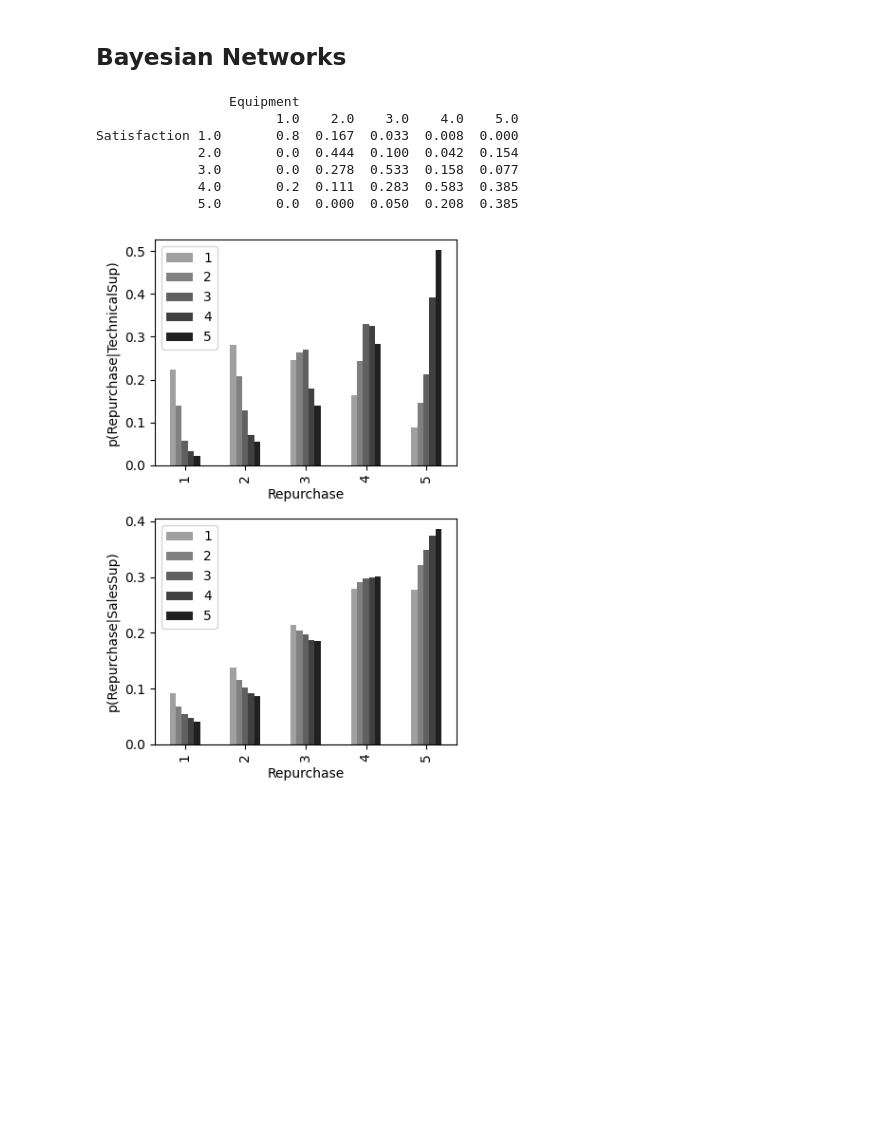
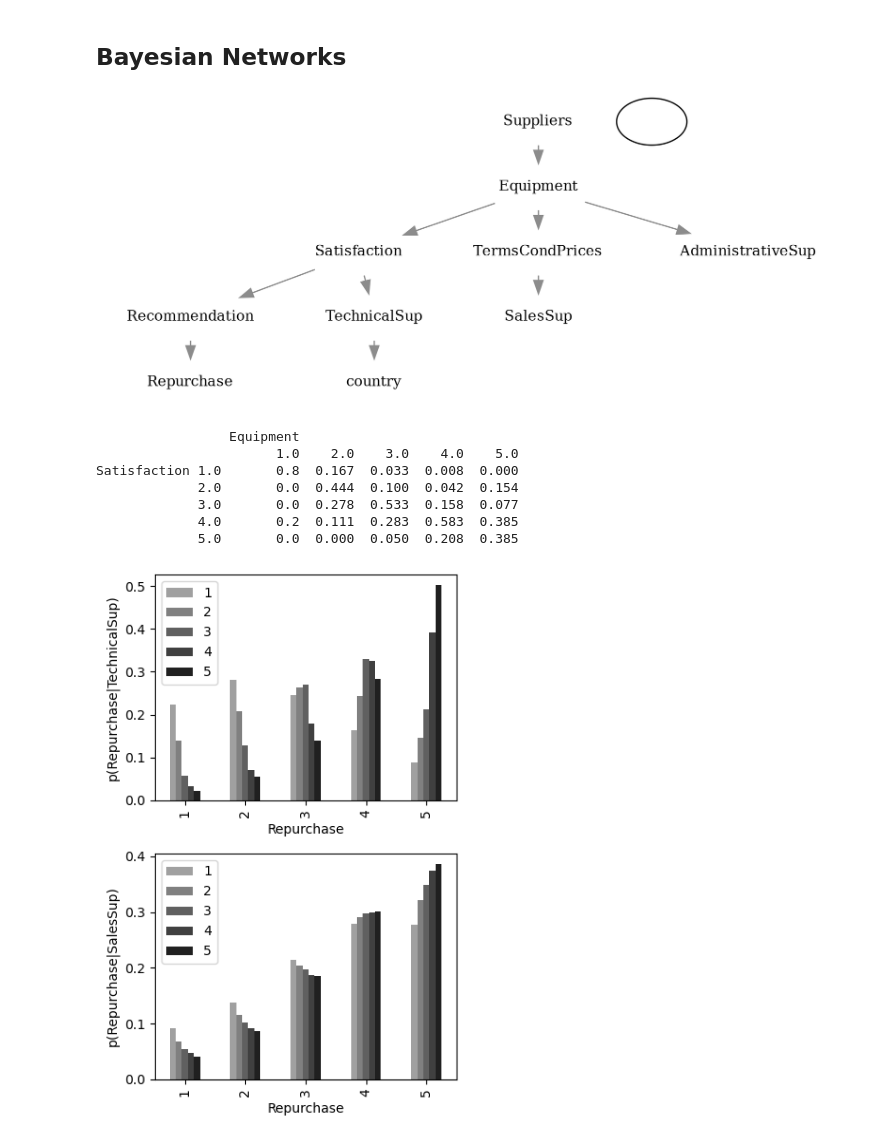
Before and after one commit to gedeck/mistat-code-solutions, a Jupyter notebook: ModernStatistics/notebooks/Chap008.ipynb, the cells around one changed output. Drawn from its saved outputs; the diff is of its cells as text; code cells hidden in the pictures; blank space fills up the shorter version.

```diff
--- a/ModernStatistics/notebooks/Chap008.ipynb
+++ b/ModernStatistics/notebooks/Chap008.ipynb
@@ -341,12 +333,16 @@ model = est.estimate(max_indegree=4, max_iter=int(1e4), show_progress=False,
 # %%
 import pydotplus
 
-def layoutGraph(dot_data, pdfFile):
+def layoutGraph(dot_data, pdfFile=None):
     graph = pydotplus.graph_from_dot_data(dot_data)
-    with open(pdfFile, 'wb') as f:
-      f.write(graph.create_pdf())
+    if pdfFile is not None:
+        with open(pdfFile, 'wb') as f:
+          f.write(graph.create_pdf())
+    else:
+        from IPython.display import Image
+        return Image(graph.create_png())
 
-def createGraph(G, pdfFile):
+def createGraph(G, pdfFile=None):
     sortedNodes = list(nx.topological_sort(G))
     commonSettings = """
     edge [ fontsize=11, color=gray55 ];
@@ -370,6 +366,10 @@ def createGraph(G, pdfFile):
      }}
      """
     return layoutGraph(s, pdfFile)
+# %%
+createGraph(model)
+# %% [output]
+[figure, added]
 # %%
 from pgmpy.models import BayesianNetwork
 from pgmpy.estimators import MaximumLikelihoodEstimator
```
Also changed, not shown: parts of 5 cells of this notebook, 24 other files.
